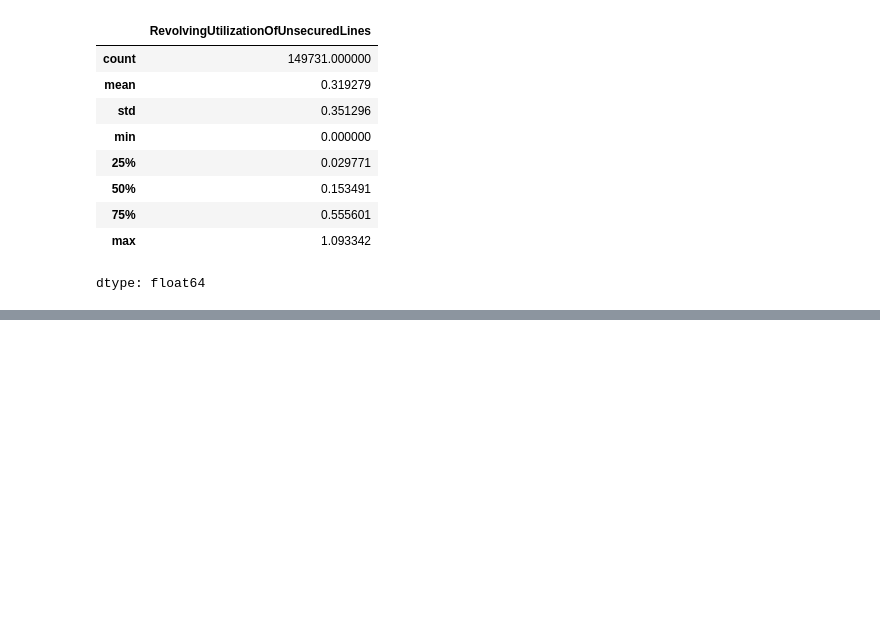
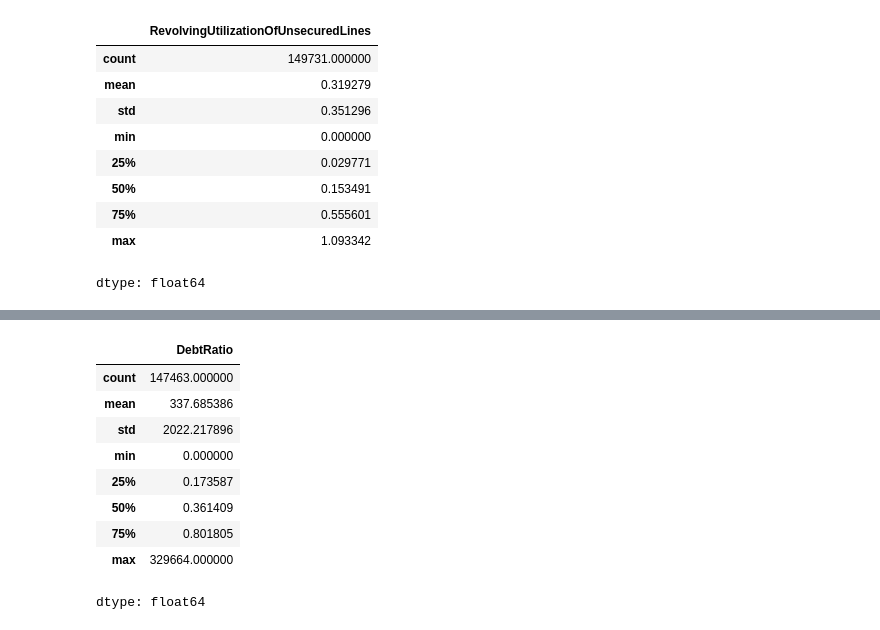
Before and after one commit to C0deB3ast/Data_analysis_work, a Jupyter notebook: Give_me_some_Credit.ipynb, the cells around one changed output, grey strips where cells are left out. Cells and saved outputs as stored; diff of their text form; code cells hidden in the pictures; blank space fills up the shorter version.

```diff
--- a/Give_me_some_Credit.ipynb
+++ b/Give_me_some_Credit.ipynb
@@ -218 +186,15 @@ df[df['MonthlyIncome'] < 100 ]['DebtRatio'].describe()
 dtype: float64
+# %%
+df.shape
+df['DebtRatio'].describe()
+# %% [output]
+|  | DebtRatio |
+| count | 147463.000000 |
+| mean | 337.685386 |
+| std | 2022.217896 |
+| min | 0.000000 |
+| 25% | 0.173587 |
+| 50% | 0.361409 |
+| 75% | 0.801805 |
+| max | 329664.000000 |
+dtype: float64
```
Also changed, not shown: parts of 5 cells of this notebook.
